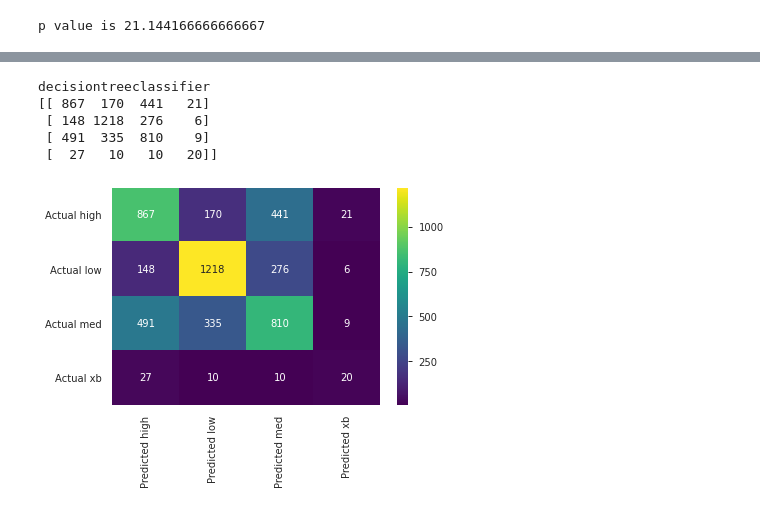
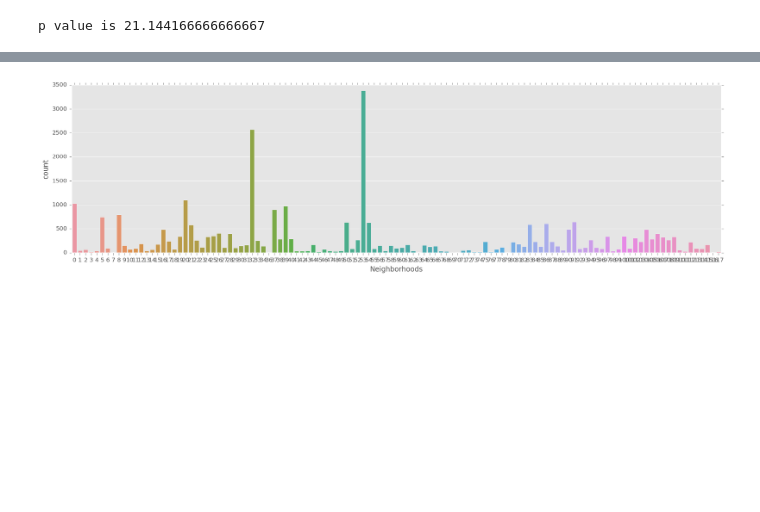
Before and after one commit to dmhliu/DS-Unit-2-Build-dmhliu, a Jupyter notebook: build2.ipynb, the cells around one changed output, grey strips where cells are left out. Cells and saved outputs as stored; diff of their text form; code cells hidden in the pictures; blank space fills up the shorter version.

```diff
--- a/build2.ipynb
+++ b/build2.ipynb
@@ -781,5 +1053,5 @@ In contrast, the *mean time to resolution (ttr) in hours* shows extreme fluctuat
 # %%
-
+matplotlib.style.use('ggplot')
 
 ax= closed_ttr_day.daily_workload.plot(figsize=(18,5))
 ax.set_title('daily workload & Variance over rolling w')
@@ -990,18 +1192,0 @@ HBox(children=(FloatRangeSlider(value=(8.0, 80.0), description='define the class
-# %%
-def mapttrs(ttr):
-    low  = ttr < 8
-    med  = 8 <= ttr <= 80
-    high = 80 < ttr < 20000
-    ext  = ttr >= 20000
-    if low:
-        return 'low'
-    elif med:
-        return 'med'
-    elif high:
-        return 'high'
-    else:
-        return 'xb'
-df= wrangler.working.copy()
-df['ttr_class'] = (df['ttr'].dt.total_seconds()/3600).map(mapttrs)
-df['opened_hour'] = df.Opened.dt.hour
-df['opened_dow'] = df.Opened.dt.dayofweek
@@ -1139,30 +1193,7 @@ pipe.named_steps['ordinalencoder'].get_feature_names()
-# %%
-from sklearn.metrics import classification_report
-from sklearn.utils.multiclass import unique_labels
-from sklearn.metrics import confusion_matrix
-
-
-y_val_pred = pipe.predict(X_val)
-
-confusion = confusion_matrix(y_val, y_val_pred,  labels=None, sample_weight=None, normalize=None)
-print(list(pipe.named_steps.keys())[-1])
-print(confusion)
-
-unique_labels(y_test)
-
-def plot_confusion_matrix(y_true, y_pred):
-    labels = unique_labels(y_true)
-    columns = [f'Predicted {label}' for label in labels]
-    index = [f'Actual {label}' for label in labels]
-    table = pd.DataFrame(confusion_matrix(y_true, y_pred),
-                         columns=columns, index=index)
-    return sns.heatmap(table, annot=True, fmt='d', cmap='viridis')
-
-plot_confusion_matrix(y_val, y_val_pred);
-# %% [output]
-decisiontreeclassifier
-[[ 867  170  441   21]
- [ 148 1218  276    6]
- [ 491  335  810    9]
- [  27   10   10   20]]
-[figure, removed]
+# %%
+df['Neighborhoods'].value_counts(normalize=True,dropna=False)
+fig, ax = plt.subplots(figsize=(20,5),dpi=144)
+ax = sns.countplot(x='Neighborhoods',data=wrangler.working)
+plt.show()
+# %% [output]
+[figure, added]
```
Also changed, not shown: parts of 73 cells of this notebook, 1 other file.
